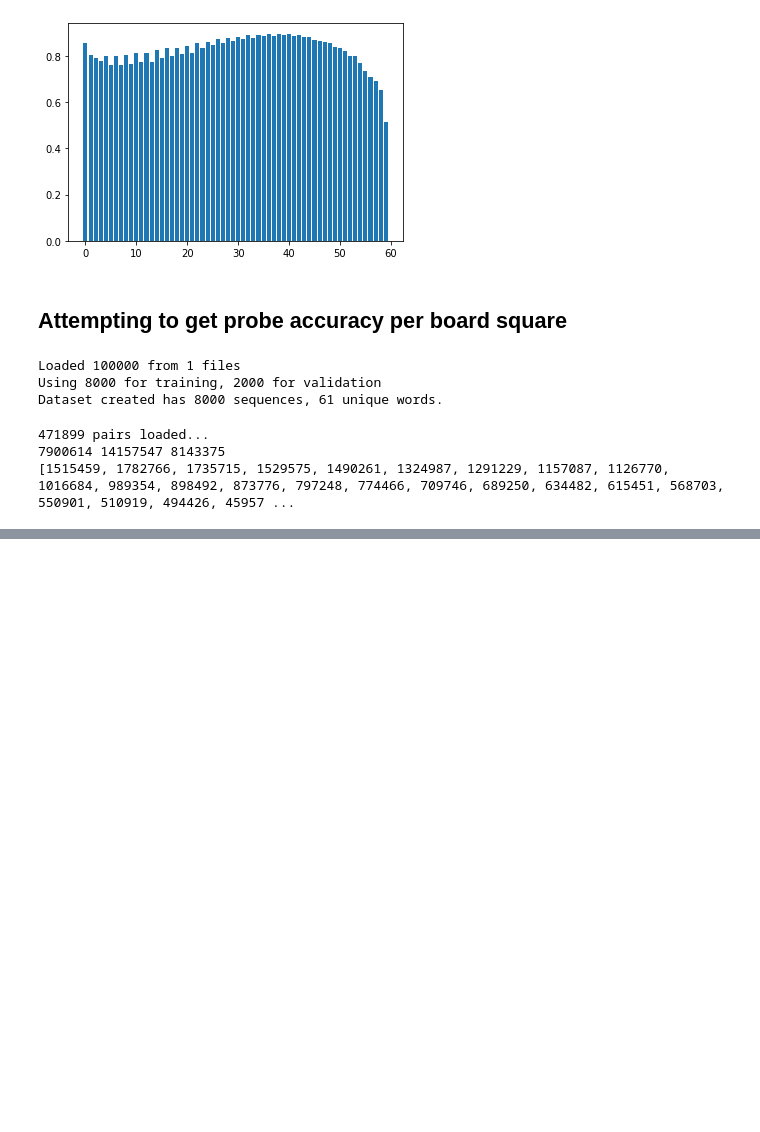
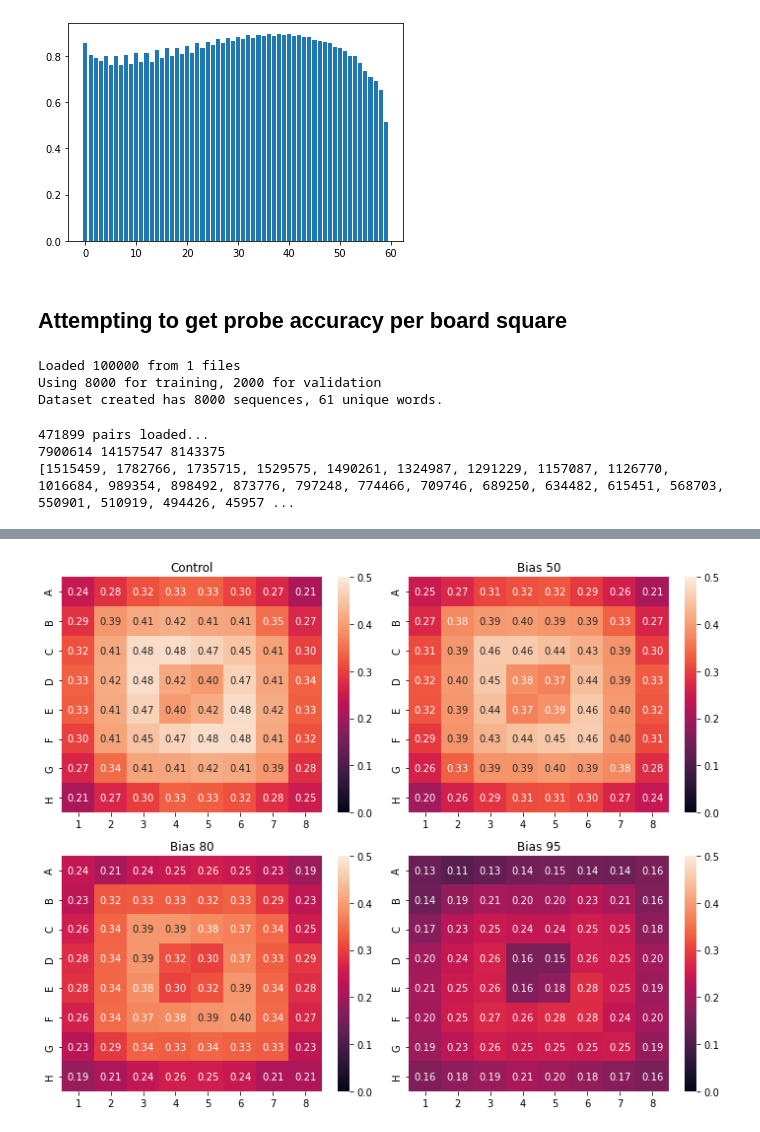
Before and after one commit to icemoon97/othello_world, a Jupyter notebook: probes.ipynb, the cells around one changed output, grey strips where cells are left out. Drawn from its saved outputs; the diff is of its cells as text; code cells hidden in the pictures; blank space fills up the shorter version.

```diff
--- a/probes.ipynb
+++ b/probes.ipynb
@@ -188,0 +200,42 @@ sns.heatmap(avg.reshape(8, 8), vmax=1,
+# %%
+baseline = np.load("visuals/data/probe_baseline_time_10k.npy")
+# %%
+files = ["control", "b50", "b80", "b95"]
+data = {}
+for f in files:
+    data[f] = np.load(f"visuals/data/probe_acc/{f}.npy")
+    data[f] = data[f] - baseline
+# %%
+import seaborn as sns
+
+def heat(axs, data):
+    sns.heatmap(data=data.reshape((8, 8)), ax=axs, vmin=0, vmax=0.5,
+                annot=True, fmt=".2f",
+                yticklabels=list("ABCDEFGH"), xticklabels=list(range(1,9)))
+
+# Create the subplots
+fig, axs = plt.subplots(2, 2, figsize=(10, 8))
+
+# Plot the heatmaps in each subplot
+# sns.heatmap(data=data["control"].reshape((8, 8)), ax=axs[0, 0])
+# sns.heatmap(data=data["b50"].reshape((8, 8)), ax=axs[0, 1])
+# sns.heatmap(data=data["b80"].reshape((8, 8)), ax=axs[1, 0])
+# sns.heatmap(data=data["b95"].reshape((8, 8)), ax=axs[1, 1])
+heat(axs[0, 0], data["control"])
+heat(axs[0, 1], data["b50"])
+heat(axs[1, 0], data["b80"])
+heat(axs[1, 1], data["b95"])
+
+# Add titles to the subplots (optional)
+axs[0, 0].set_title('Control')
+axs[0, 1].set_title('Bias 50')
+axs[1, 0].set_title('Bias 80')
+axs[1, 1].set_title('Bias 95')
+
+# Adjust the spacing between subplots (optional)
+plt.tight_layout()
+
+# Display the figure
+plt.show()
+# %% [output]
+[figure, added]
```
Also changed, not shown: parts of 8 cells of this notebook, 6 other files.
